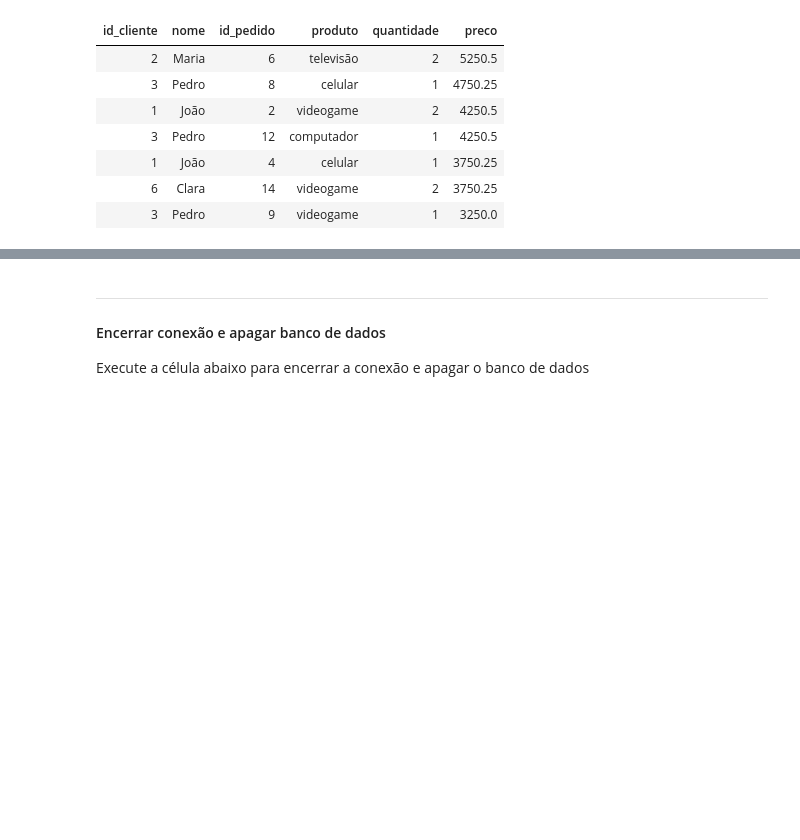
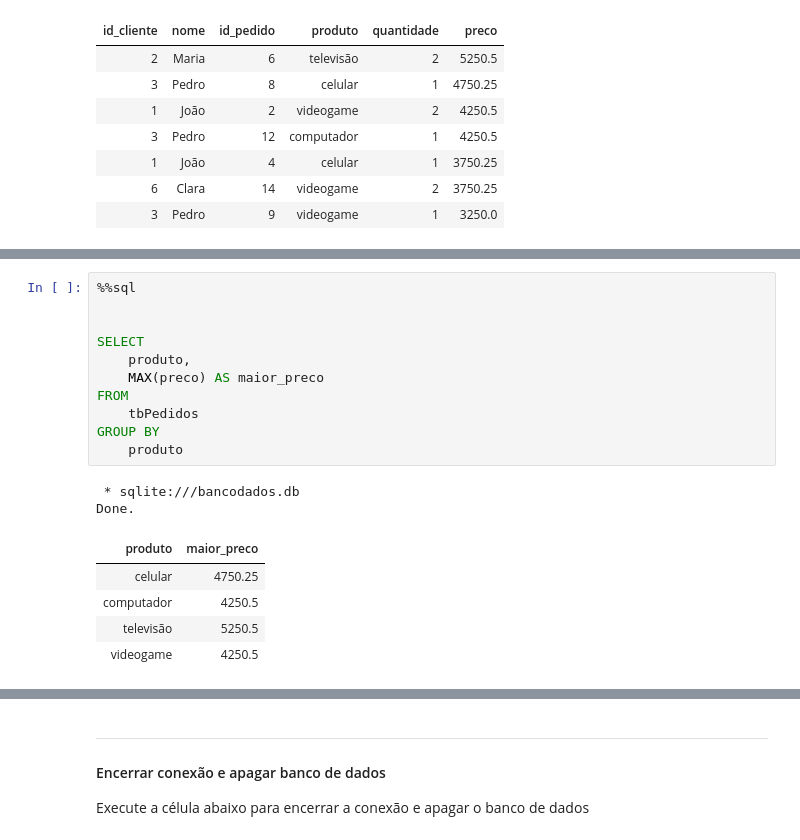
Before and after one commit to luizweb/sqljupyter, a Jupyter notebook: sqljupyter.ipynb, the cells around one changed output, grey strips where cells are left out. Cells and saved outputs as stored; diff of their text form; blank space fills up the shorter version.

```diff
--- a/sqljupyter.ipynb
+++ b/sqljupyter.ipynb
@@ -583,0 +654,19 @@ Done.
+# %%
+%%sql
+
+
+SELECT
+    produto,
+    MAX(preco) AS maior_preco
+FROM
+    tbPedidos
+GROUP BY
+    produto
+# %% [output]
+ * sqlite:///bancodados.db
+Done.
+| produto | maior_preco |
+| celular | 4750.25 |
+| computador | 4250.5 |
+| televisão | 5250.5 |
+| videogame | 4250.5 |
```
Also changed, not shown: parts of 39 cells of this notebook, 1 other file.
